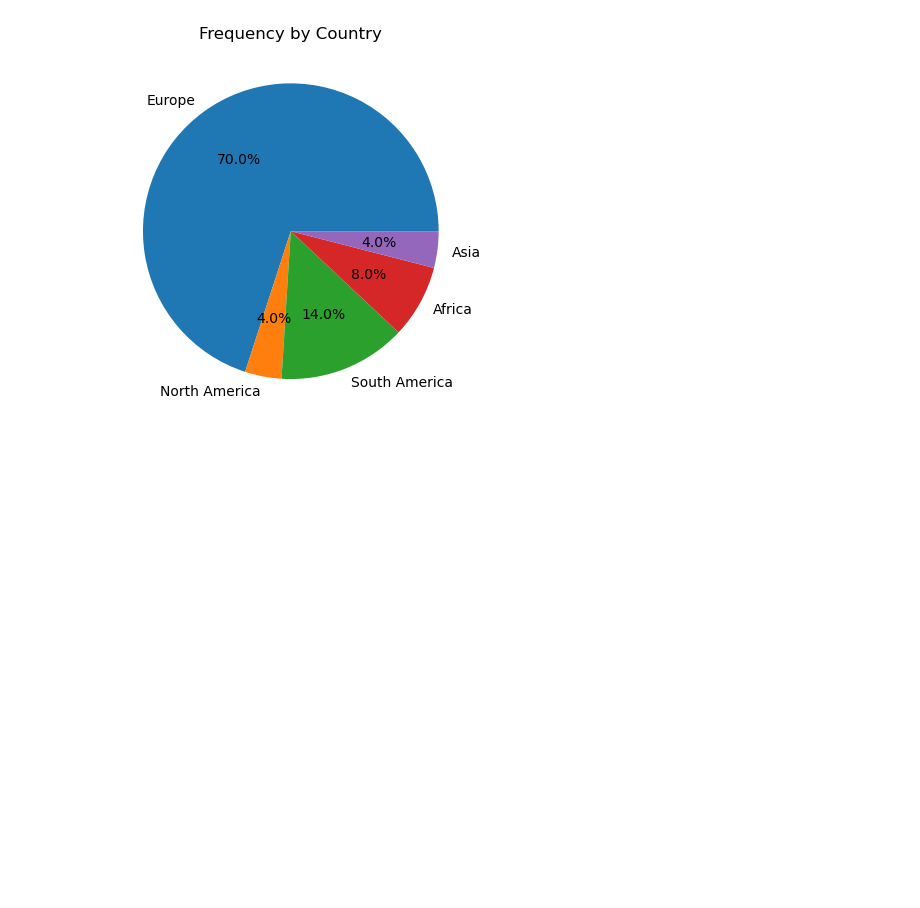
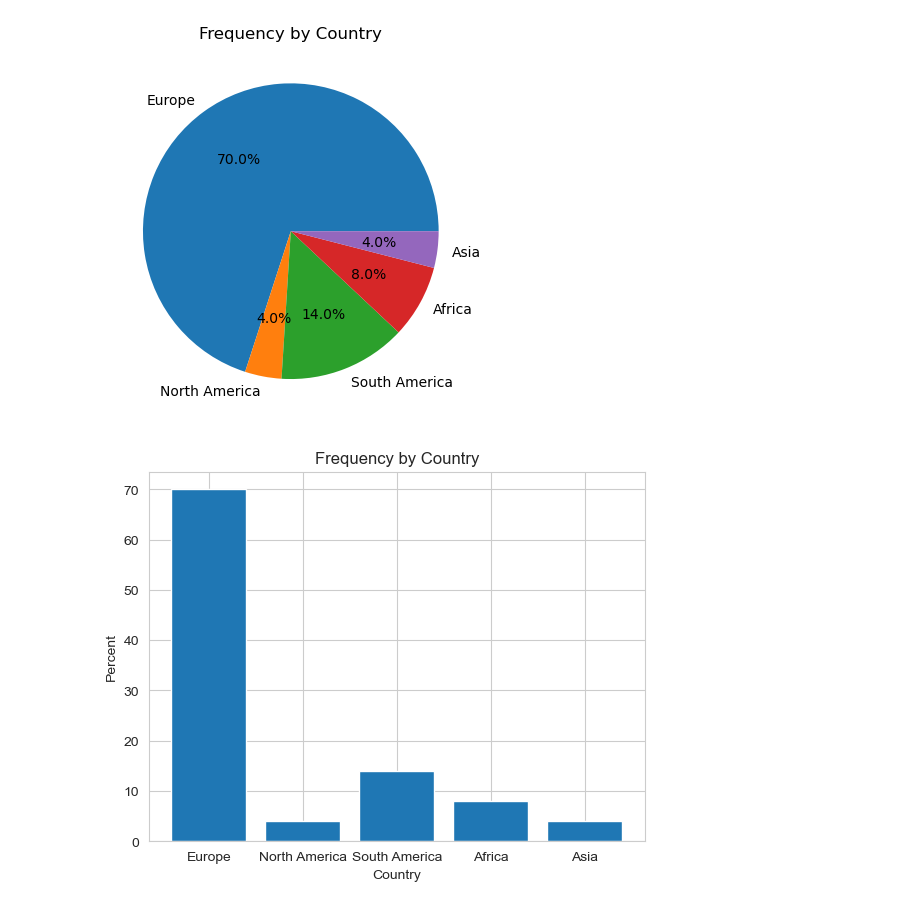
Before and after one commit to prime-infinity/futheringStats, a Jupyter notebook: CreatingBarAndPieCharts.ipynb, the cells around one changed output. Drawn from its saved outputs; the diff is of its cells as text; code cells hidden in the pictures; blank space fills up the shorter version.

```diff
--- a/CreatingBarAndPieCharts.ipynb
+++ b/CreatingBarAndPieCharts.ipynb
@@ -52,3 +52,13 @@ plt.title('Frequency by Country')
 plt.show()
 # %% [output]
 [figure]
+# %%
+dff = df[df['country'] != 'Total']  # filter out the row with 'Total'
+
+plt.bar(dff['country'], dff['percent'])
+plt.title('Frequency by Country')
+plt.xlabel('Country')
+plt.ylabel('Percent')
+plt.show()
+# %% [output]
+[figure, added]
```
